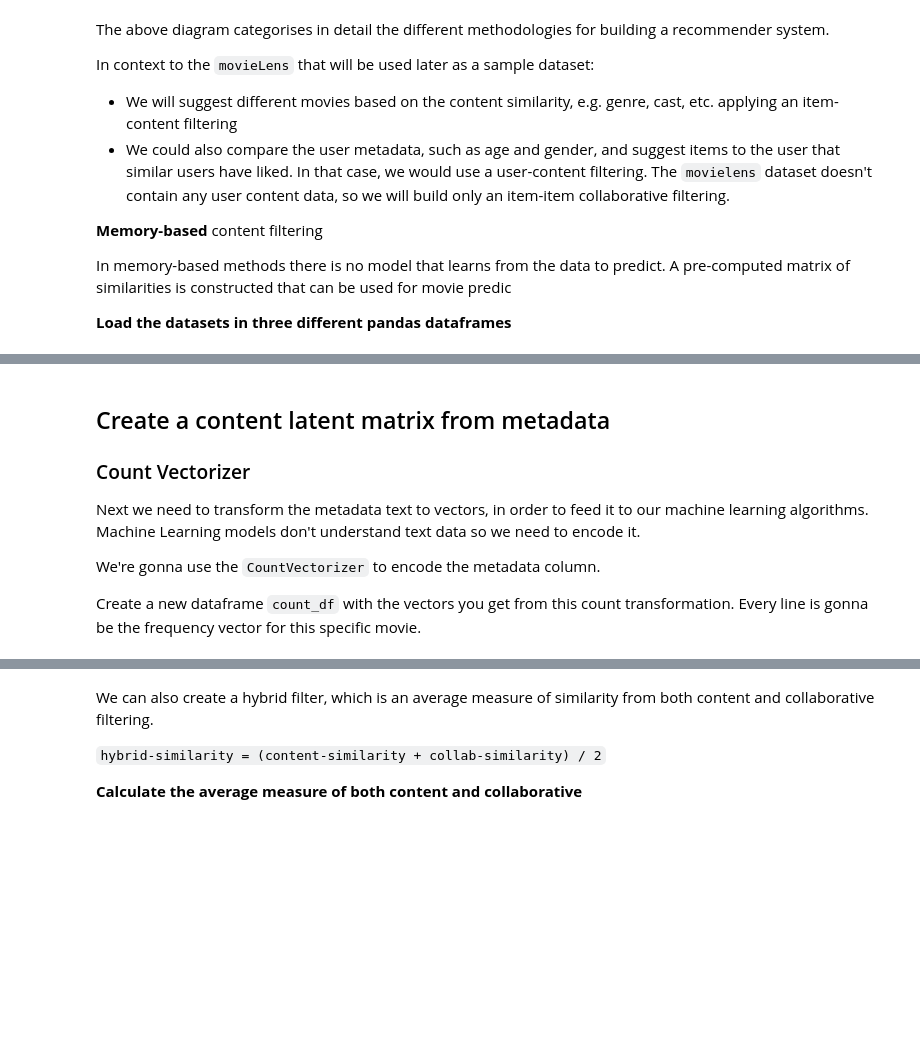
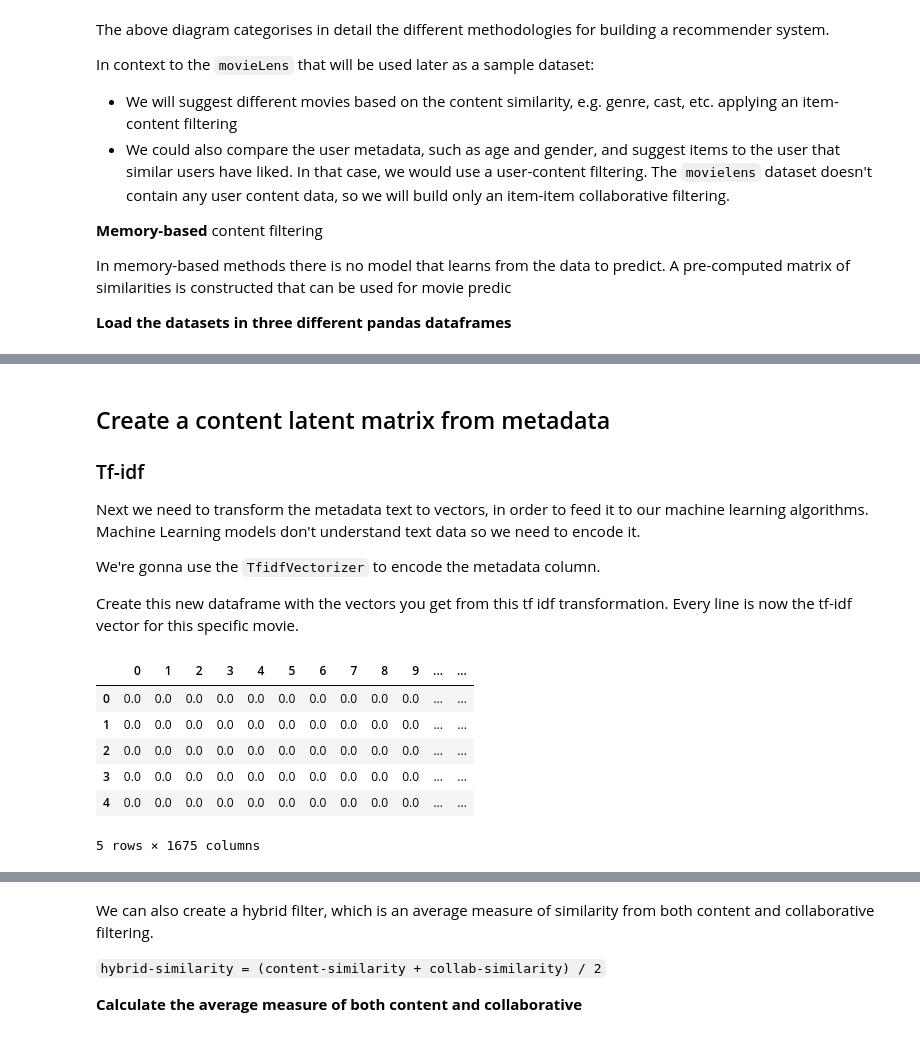
Before and after one commit to smhurf/lewagon_challenges, a Jupyter notebook: 05-ML/06-Unsupervised-Learning/03-Movie-Recommendation/recommender-system.ipynb, the cells around one changed output, grey strips where cells are left out. Saved outputs shown, nothing was run; the diff lists cells and outputs as text; code cells hidden in the pictures; blank space fills up the shorter version.

```diff
--- a/05-ML/06-Unsupervised-Learning/03-Movie-Recommendation/recommender-system.ipynb
+++ b/05-ML/06-Unsupervised-Learning/03-Movie-Recommendation/recommender-system.ipynb
@@ -56,10 +107,10 @@ For example the `metadata` column of the movie Toy Story will be `pixar pixar fu
 # %% [markdown]
 ## Create a content latent matrix from metadata
 
-### Count Vectorizer
+### Tf-idf
 
 Next we need to transform the metadata text to vectors, in order to feed it to our machine learning algorithms. Machine Learning models don't understand text data so we need to encode it.
 
-We're gonna use the `CountVectorizer` to encode the metadata column.
+We're gonna use the `TfidfVectorizer` to encode the metadata column.
 
-Create a new dataframe `count_df` with the vectors you get from this count transformation. Every line is gonna be the frequency vector for this specific movie.
+Create this new dataframe with the vectors you get from this tf idf transformation. Every line is now the tf-idf vector for this specific movie.
@@ -68,3 +117,18 @@ from sklearn.feature_extraction.text import CountVectorizer
+# %%
+from sklearn.feature_extraction.text import TfidfVectorizer
+
+tfidf = TfidfVectorizer(stop_words='english')
+tfidf_matrix = tfidf.fit_transform(df['metadata'])
+tfidf_df = pd.DataFrame(tfidf_matrix.toarray(), index=df.index.tolist())
+tfidf_df.head()
+# %% [output]
+|  | 0 | 1 | 2 | 3 | 4 | 5 | 6 | 7 | 8 | 9 | ... | ... |
+| 0 | 0.0 | 0.0 | 0.0 | 0.0 | 0.0 | 0.0 | 0.0 | 0.0 | 0.0 | 0.0 | ... | ... |
+| 1 | 0.0 | 0.0 | 0.0 | 0.0 | 0.0 | 0.0 | 0.0 | 0.0 | 0.0 | 0.0 | ... | ... |
+| 2 | 0.0 | 0.0 | 0.0 | 0.0 | 0.0 | 0.0 | 0.0 | 0.0 | 0.0 | 0.0 | ... | ... |
+| 3 | 0.0 | 0.0 | 0.0 | 0.0 | 0.0 | 0.0 | 0.0 | 0.0 | 0.0 | 0.0 | ... | ... |
+| 4 | 0.0 | 0.0 | 0.0 | 0.0 | 0.0 | 0.0 | 0.0 | 0.0 | 0.0 | 0.0 | ... | ... |
+5 rows × 1675 columns
 # %% [markdown]
 ### Dimensionality reduction
 
```
Also changed, not shown: parts of 35 cells of this notebook, 8 other files.
